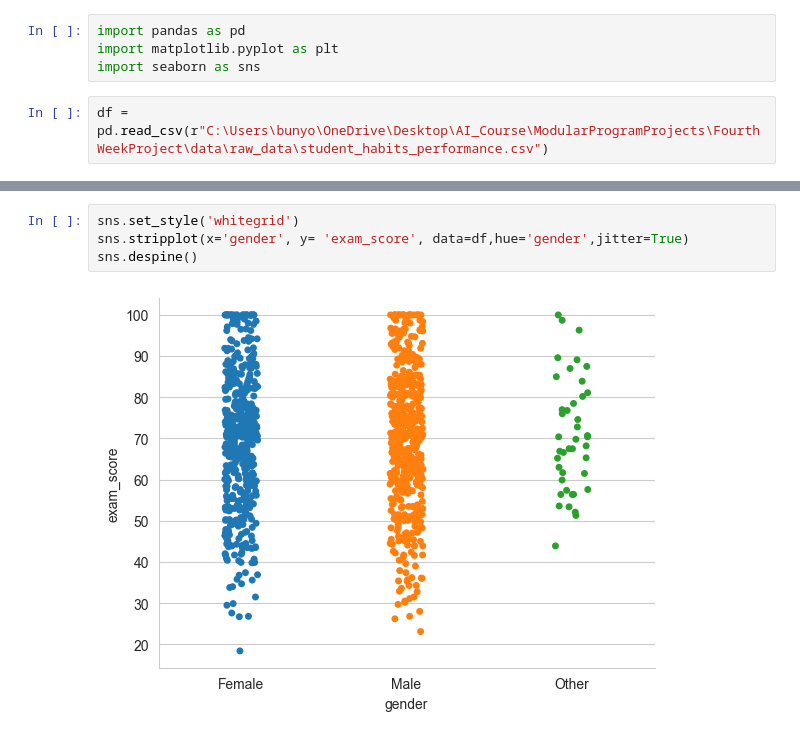
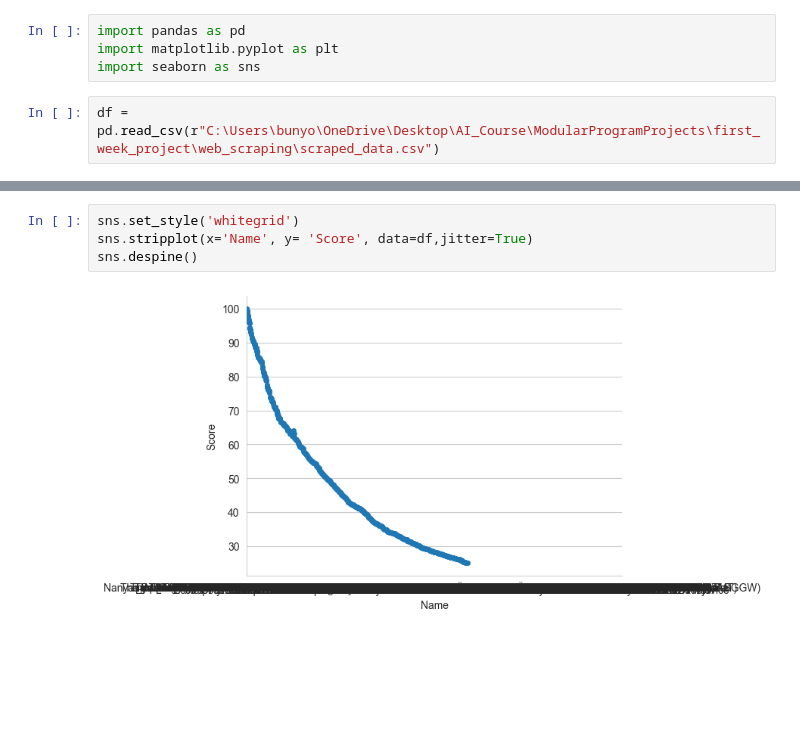
Before and after one commit to bunyod123/Modular_Programming_Projects, a Jupyter notebook: first_week_project/notebooks/data_visualisation.ipynb, the cells around one changed output, grey strips where cells are left out. Saved outputs shown, nothing was run; the diff lists cells and outputs as text; blank space fills up the shorter version.

```diff
--- a/first_week_project/notebooks/data_visualisation.ipynb
+++ b/first_week_project/notebooks/data_visualisation.ipynb
@@ -3,7 +3,7 @@ import pandas as pd
 import matplotlib.pyplot as plt
 import seaborn as sns
 # %%
-df = pd.read_csv(r"C:\Users\bunyo\OneDrive\Desktop\AI_Course\ModularProgramProjects\FourthWeekProject\data\raw_data\student_habits_performance.csv")
+df = pd.read_csv(r"C:\Users\bunyo\OneDrive\Desktop\AI_Course\ModularProgramProjects\first_week_project\web_scraping\scraped_data.csv")
 # %%
 df.info()
 # %% [output]
@@ -70,6 +44,6 @@ df[df['social_media_hours'] > upper_bound]
 # %%
 sns.set_style('whitegrid')
-sns.stripplot(x='gender', y= 'exam_score', data=df,hue='gender',jitter=True)
+sns.stripplot(x='Name', y= 'Score', data=df,jitter=True)
 sns.despine()
 # %% [output]
-[figure, old version]
+[figure, new version]
```
Also changed, not shown: parts of 11 cells of this notebook, 2 other files.
